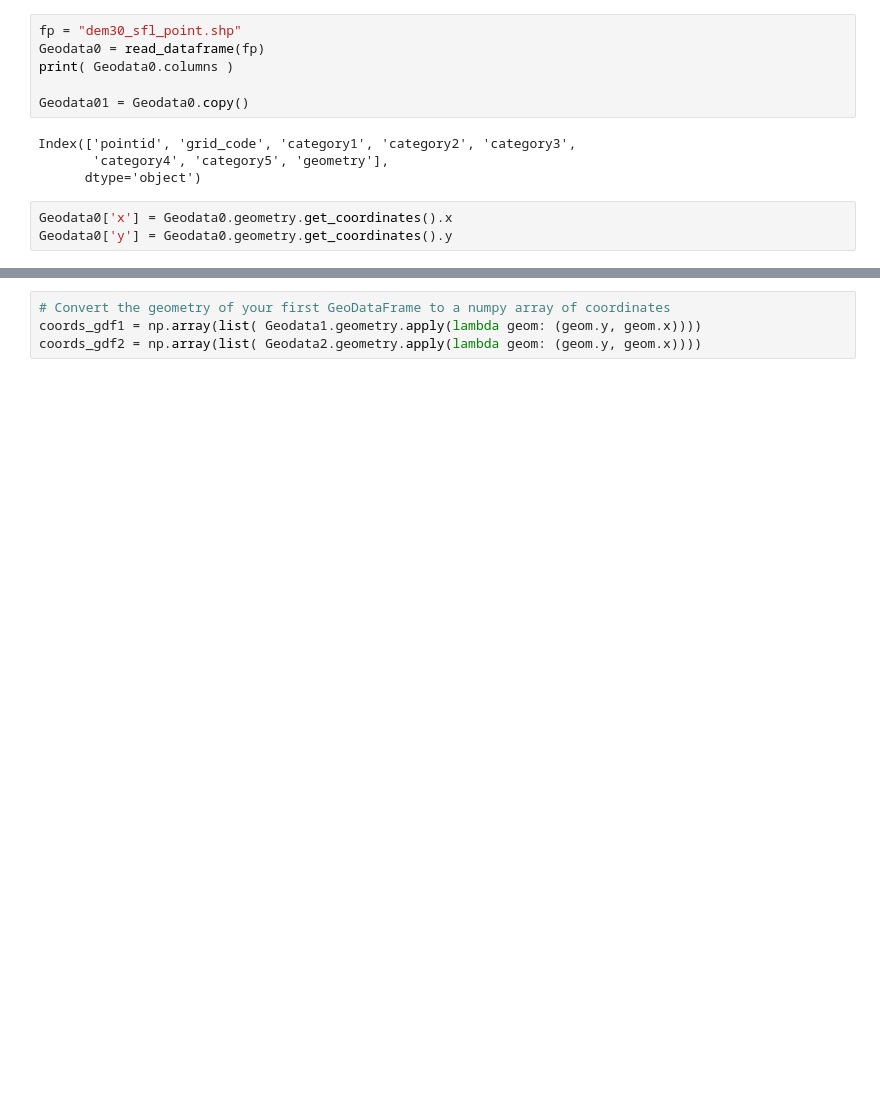
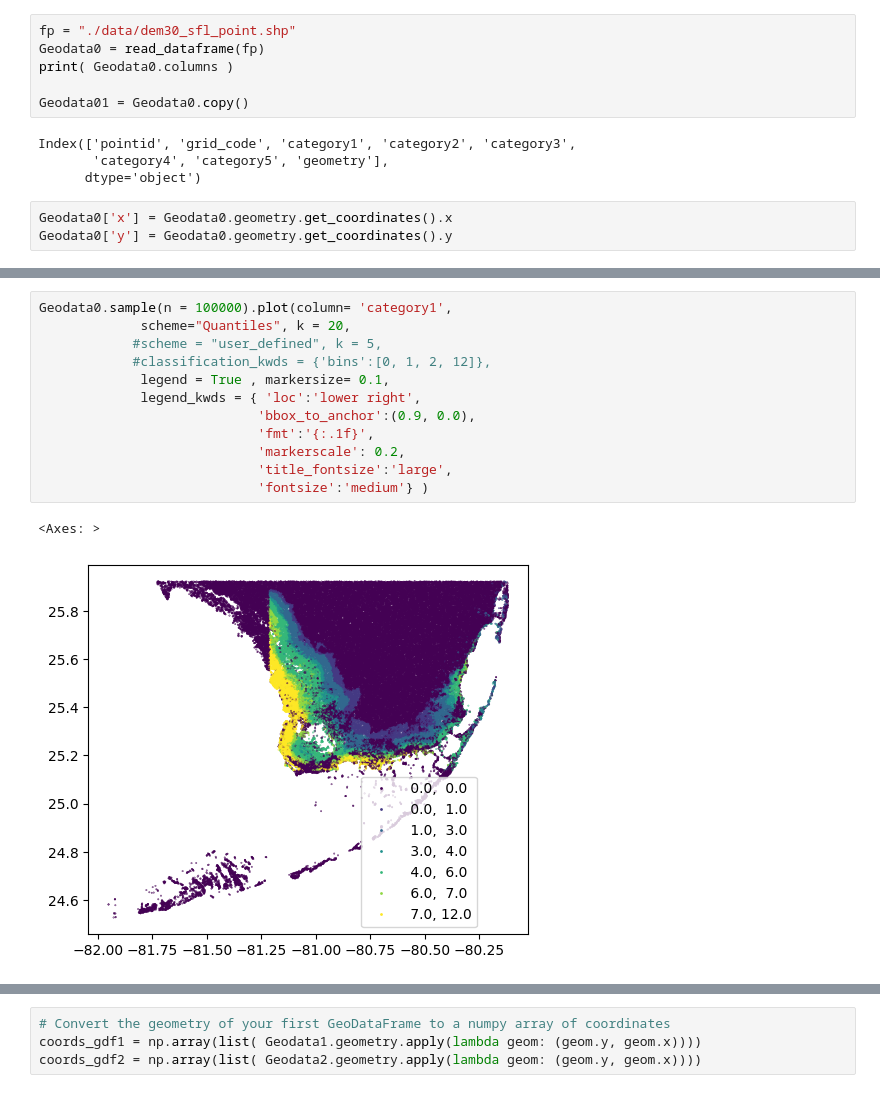
Before and after one commit to yuh2017/sfl_stormsurge, a Jupyter notebook: stormsurge_slr.ipynb, the cells around one changed output, grey strips where cells are left out. Cells and saved outputs as stored; diff of their text form; blank space fills up the shorter version.

```diff
--- a/stormsurge_slr.ipynb
+++ b/stormsurge_slr.ipynb
@@ -16,7 +16,7 @@ import scipy.stats as stats
 
 warnings.filterwarnings('ignore')
 # %%
-fp = "dem30_sfl_point.shp"
+fp = "./data/dem30_sfl_point.shp"
 Geodata0 = read_dataframe(fp)
 print( Geodata0.columns )
 
@@ -30,0 +52,15 @@ Geodata0['y'] = Geodata0.geometry.get_coordinates().y
+# %%
+Geodata0.sample(n = 100000).plot(column= 'category1',
+             scheme="Quantiles", k = 20,
+            #scheme = "user_defined", k = 5,
+            #classification_kwds = {'bins':[0, 1, 2, 12]},
+             legend = True , markersize= 0.1,
+             legend_kwds = { 'loc':'lower right',
+                            'bbox_to_anchor':(0.9, 0.0),
+                            'fmt':'{:.1f}',
+                            'markerscale': 0.2,
+                            'title_fontsize':'large',
+                            'fontsize':'medium'} )
+# %% [output]
+<Axes: >
+[figure, added]
```
Also changed, not shown: parts of 30 cells of this notebook.
